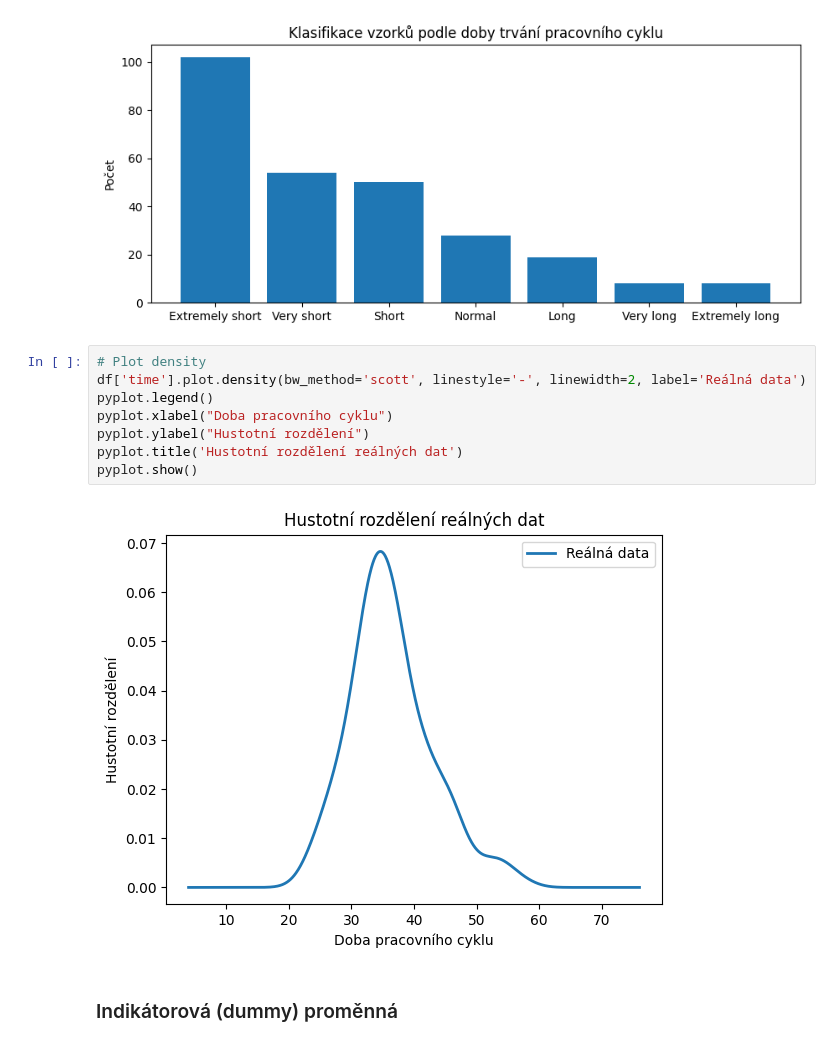
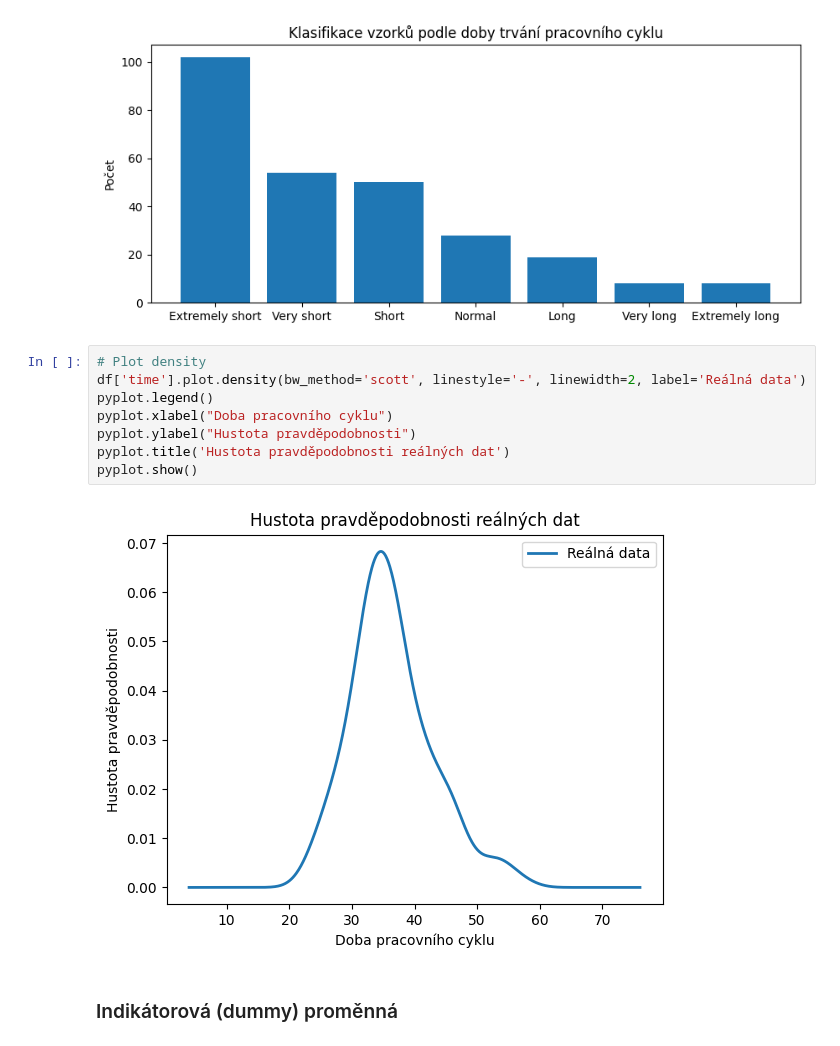
Before and after one commit to UsmanovSla/MGD-RSS, a Jupyter notebook: model/01_DataScience/DS_02_Exploration.ipynb, the cells around one changed output. Cells and saved outputs as stored; diff of their text form.

```diff
--- a/model/01_DataScience/DS_02_Exploration.ipynb
+++ b/model/01_DataScience/DS_02_Exploration.ipynb
@@ -160,13 +160,13 @@ Text(0.5, 1.0, 'Klasifikace vzorků podle doby trvání pracovního cyklu')
 # %%
 # Plot density
 df['time'].plot.density(bw_method='scott', linestyle='-', linewidth=2, label='Reálná data')
 pyplot.legend()
 pyplot.xlabel("Doba pracovního cyklu")
-pyplot.ylabel("Hustotní rozdělení")
-pyplot.title('Hustotní rozdělení reálných dat')
+pyplot.ylabel("Hustota pravděpodobnosti")
+pyplot.title('Hustota pravděpodobnosti reálných dat')
 pyplot.show()
 # %% [output]
-[figure, old version]
+[figure, new version]
 # %% [markdown]
 ### Indikátorová (dummy) proměnná
 # %%
```
Also changed, not shown: 1 other file.
